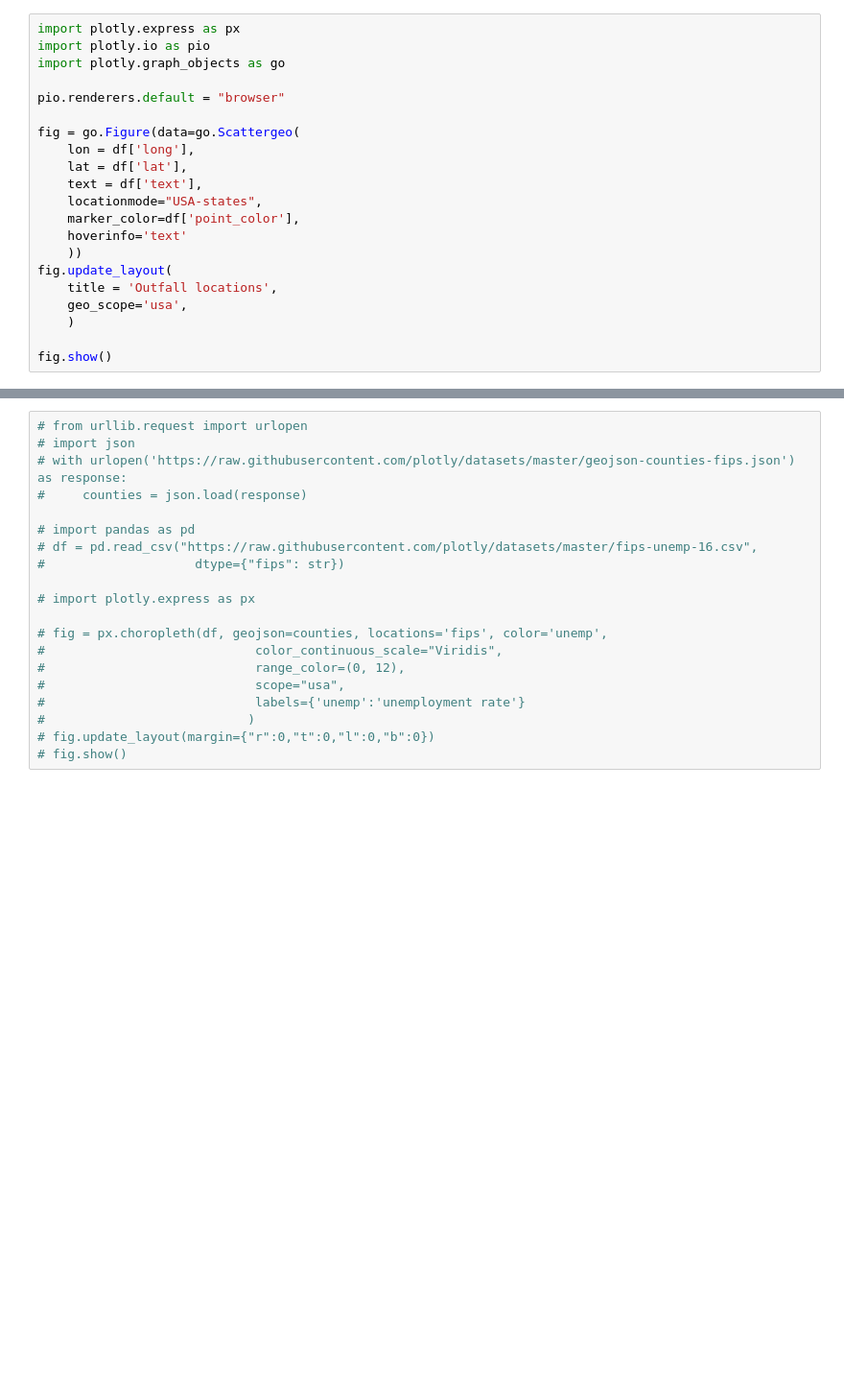
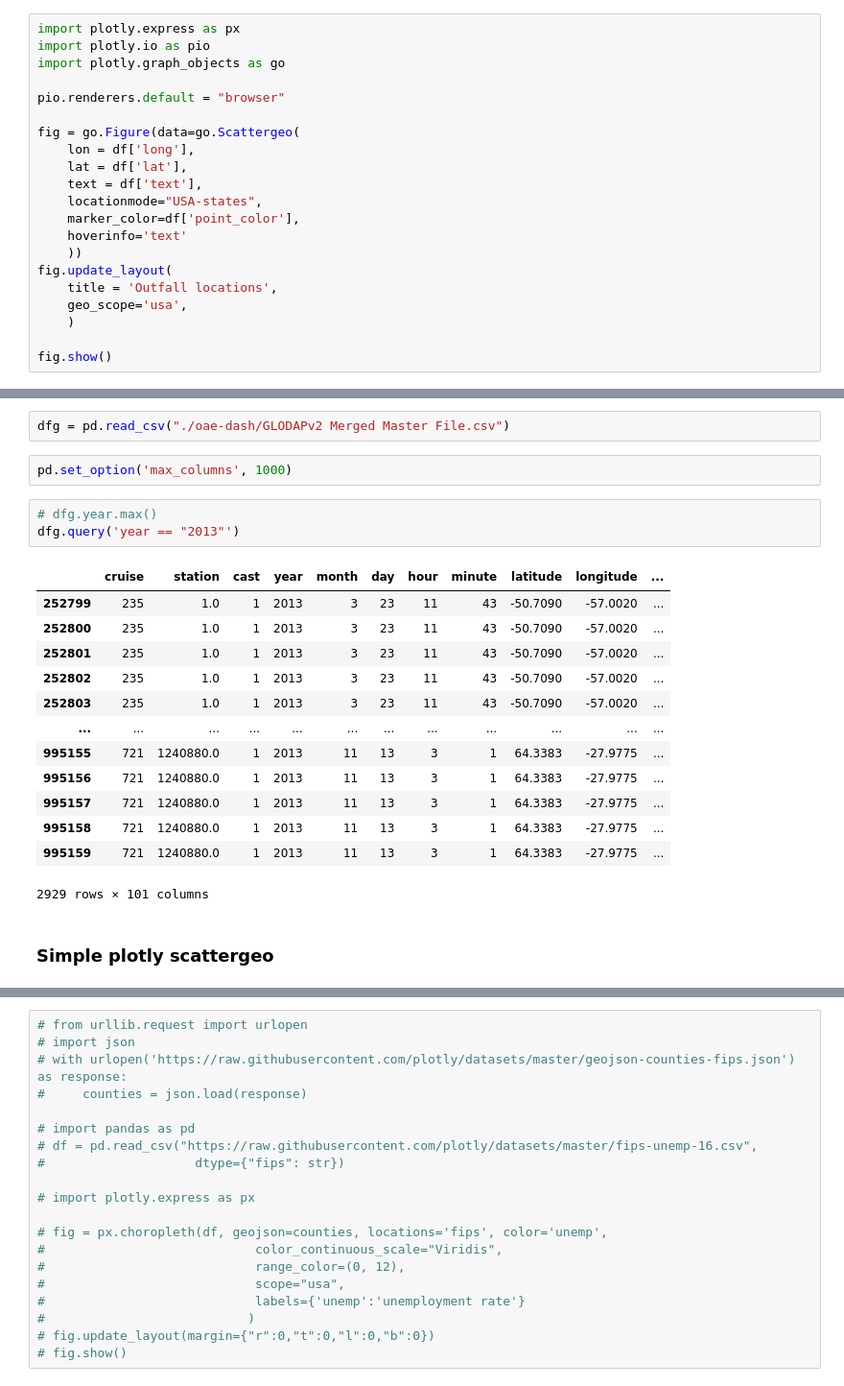
Before and after one commit to shishirdash/ds-oae, a Jupyter notebook: analysis.ipynb, the cells around one changed output, grey strips where cells are left out. Shown at 96% size. Saved outputs shown, nothing was run; the diff lists cells and outputs as text; blank space fills up the shorter version.

```diff
--- a/analysis.ipynb
+++ b/analysis.ipynb
@@ -70,0 +80,23 @@ fig.show()
+# %%
+dfg = pd.read_csv("./oae-dash/GLODAPv2 Merged Master File.csv")
+# %%
+pd.set_option('max_columns', 1000)
+# %%
+# dfg.year.max()
+dfg.query('year == "2013"')
+# %% [output]
+|  | cruise | station | cast | year | month | day | hour | minute | latitude | longitude | ... |
+| 252799 | 235 | 1.0 | 1 | 2013 | 3 | 23 | 11 | 43 | -50.7090 | -57.0020 | ... |
+| 252800 | 235 | 1.0 | 1 | 2013 | 3 | 23 | 11 | 43 | -50.7090 | -57.0020 | ... |
+| 252801 | 235 | 1.0 | 1 | 2013 | 3 | 23 | 11 | 43 | -50.7090 | -57.0020 | ... |
+| 252802 | 235 | 1.0 | 1 | 2013 | 3 | 23 | 11 | 43 | -50.7090 | -57.0020 | ... |
+| 252803 | 235 | 1.0 | 1 | 2013 | 3 | 23 | 11 | 43 | -50.7090 | -57.0020 | ... |
+| ... | ... | ... | ... | ... | ... | ... | ... | ... | ... | ... | ... |
+| 995155 | 721 | 1240880.0 | 1 | 2013 | 11 | 13 | 3 | 1 | 64.3383 | -27.9775 | ... |
+| 995156 | 721 | 1240880.0 | 1 | 2013 | 11 | 13 | 3 | 1 | 64.3383 | -27.9775 | ... |
+| 995157 | 721 | 1240880.0 | 1 | 2013 | 11 | 13 | 3 | 1 | 64.3383 | -27.9775 | ... |
+| 995158 | 721 | 1240880.0 | 1 | 2013 | 11 | 13 | 3 | 1 | 64.3383 | -27.9775 | ... |
+| 995159 | 721 | 1240880.0 | 1 | 2013 | 11 | 13 | 3 | 1 | 64.3383 | -27.9775 | ... |
+2929 rows × 101 columns
+# %% [markdown]
+### Simple plotly scattergeo
```
Also changed, not shown: parts of 17 cells of this notebook.
